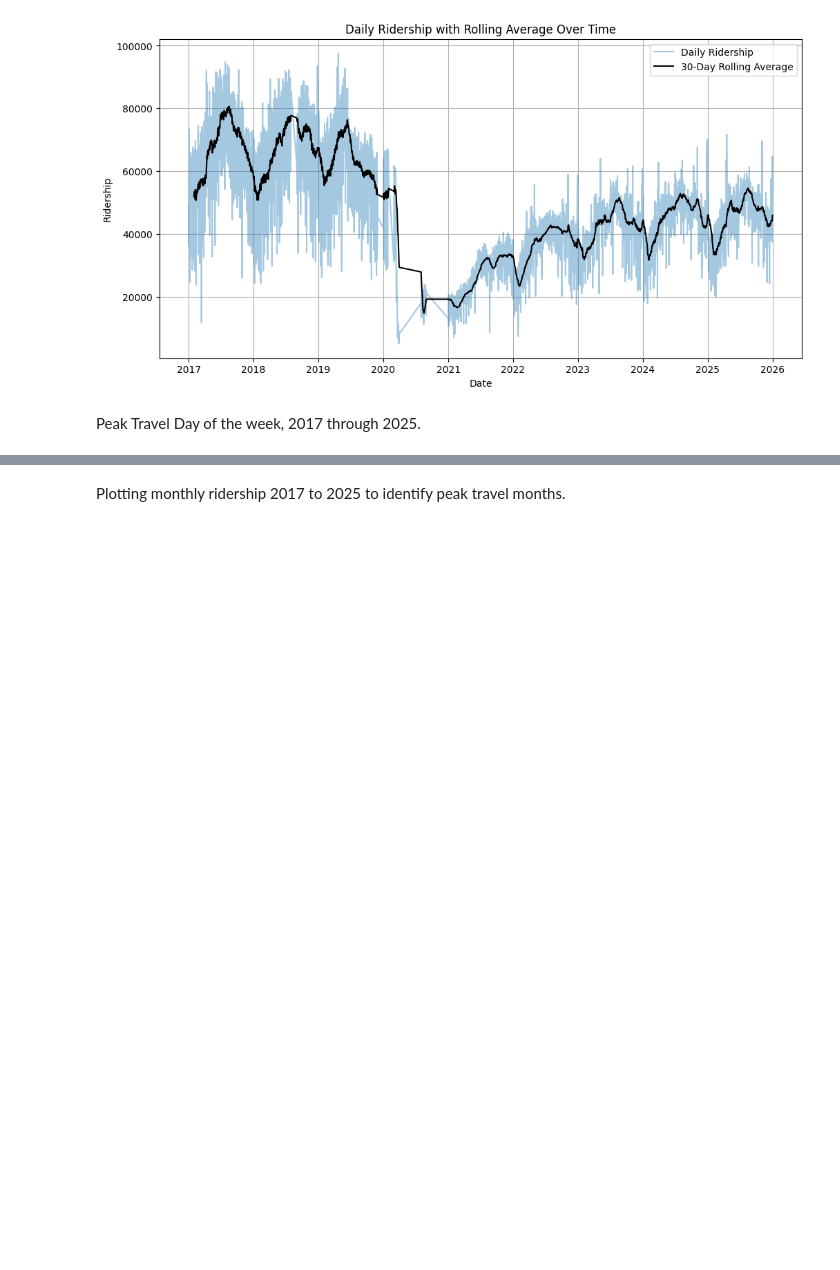
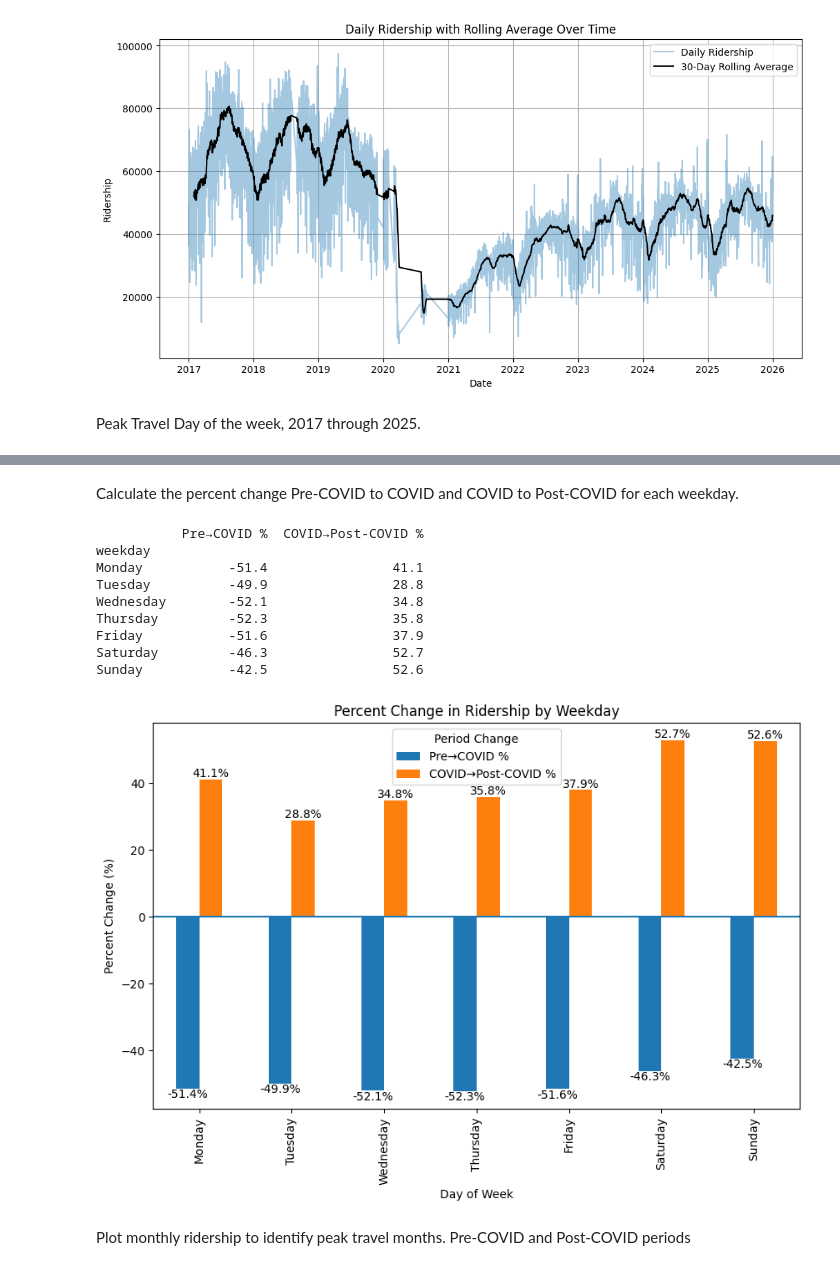
Before and after one commit to SLucy0/Data_Analytics, a Jupyter notebook: Capstone.ipynb, the cells around one changed output, grey strips where cells are left out. Saved outputs shown, nothing was run; the diff lists cells and outputs as text; code cells hidden in the pictures; blank space fills up the shorter version.

```diff
--- a/Capstone.ipynb
+++ b/Capstone.ipynb
@@ -429,2 +454,69 @@ Name: Combined, dtype: int64
+# %% [markdown]
+Calculate the percent change Pre-COVID to COVID and COVID to Post-COVID for each weekday.
+# %%
+# Create the table
+ridership = combined_df.groupby(['weekday', 'period'], observed=False)['Combined'].mean()
+
+ridership_wide = ridership.unstack(level='period')
+
+# Calculate percent changes between Pre-COVID and COVID, and COVID and Post-COVID
+ridership_pct = pd.DataFrame(index=ridership_wide.index)
+
+ridership_pct['Pre→COVID %'] = (
+    (ridership_wide['COVID'] - ridership_wide['Pre-COVID'])
+    / ridership_wide['Pre-COVID'] * 100
+)
+
+ridership_pct['COVID→Post-COVID %'] = (
+    (ridership_wide['Post-COVID'] - ridership_wide['COVID'])
+    / ridership_wide['COVID'] * 100
+)
+
+# Round for readability
+ridership_pct = ridership_pct.round(1)
+
+print(ridership_pct)
+
+# Place the columns in Pre-COVID and Post-COVID
+column_order = ['Pre→COVID %', 'COVID→Post-COVID %']
+
+ridership_pct = ridership_pct[column_order]
+
+# Plot the columns
+ax = ridership_pct.plot(kind='bar', figsize=(10,6)) # Assign the plot to 'ax'
+
+plt.title('Percent Change in Ridership by Weekday')
+plt.ylabel('Percent Change (%)')
+plt.xlabel('Day of Week')
+plt.axhline(0)  # baseline for increase/decrease
+plt.legend(title='Period Change')
+
+# Add data labels
+for container in ax.containers:
+    for bar in container:
+        height = bar.get_height()
+
+        # Skip NaN values
+        if pd.notna(height):
+            ax.text(
+                bar.get_x() + bar.get_width() / 2,
+                height,
+                f'{height:.1f}%',
+                ha='center',
+                va='bottom' if height >= 0 else 'top'
+            )
+
+plt.show()
+# %% [output]
+           Pre→COVID %  COVID→Post-COVID %
+weekday
+Monday           -51.4                41.1
+Tuesday          -49.9                28.8
+Wednesday        -52.1                34.8
+Thursday         -52.3                35.8
+Friday           -51.6                37.9
+Saturday         -46.3                52.7
+Sunday           -42.5                52.6
+[figure, added]
 # %% [markdown]
-Plotting monthly ridership 2017 to 2025 to identify peak travel months.
+Plot monthly ridership to identify peak travel months. Pre-COVID and Post-COVID periods
```
Also changed, not shown: parts of 24 cells of this notebook.
